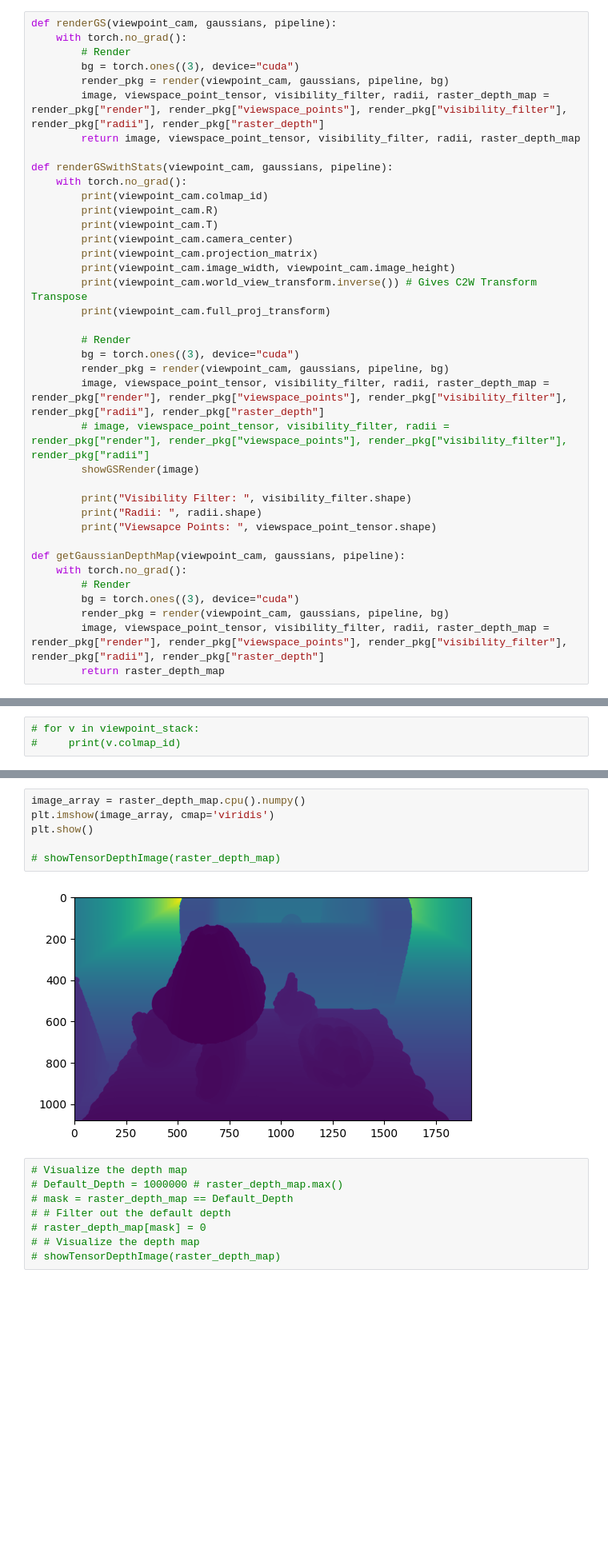
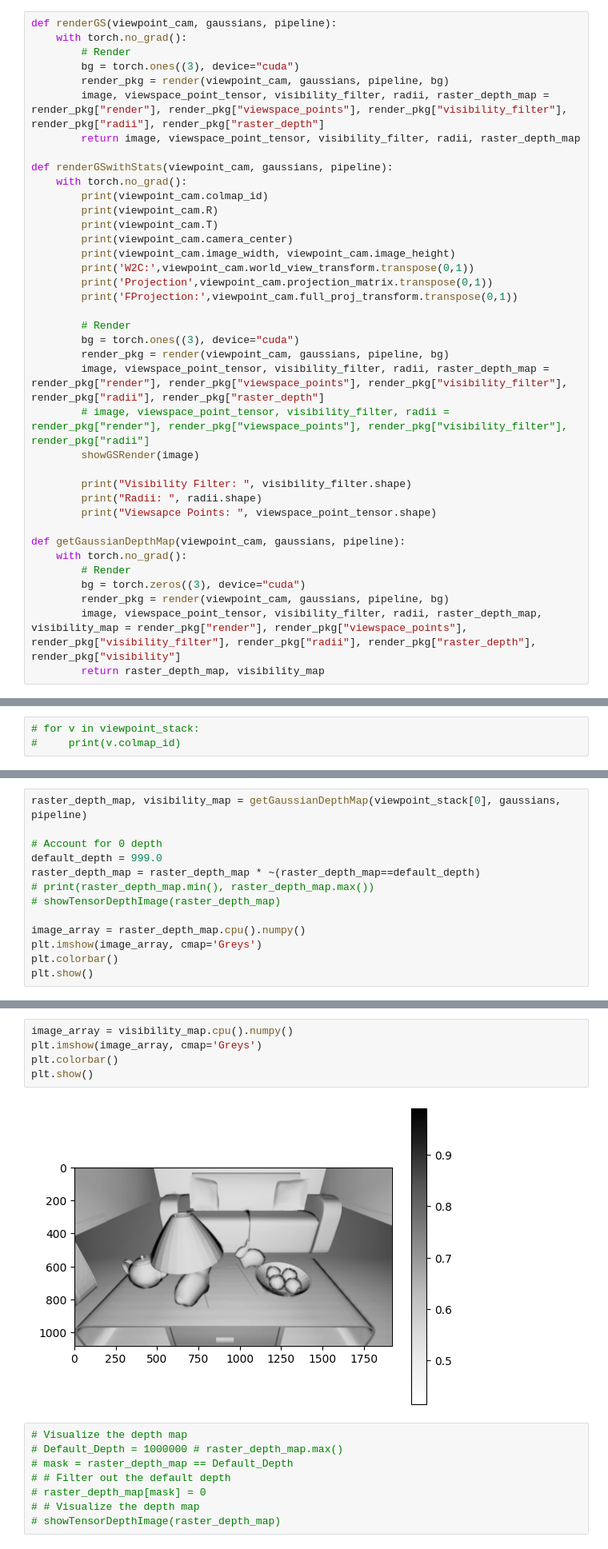
Before and after one commit to viswaravi/gaussian-splatting, a Jupyter notebook: Progressive_Train-Synthetic.ipynb, the cells around one changed output, grey strips where cells are left out. Shown at 80% size. Cells and saved outputs as stored; diff of their text form; blank space fills up the shorter version.

Commit message:
Common Pipeline Setup, Moved W2C to loaders

```diff
--- a/Progressive_Train-Synthetic.ipynb
+++ b/Progressive_Train-Synthetic.ipynb
@@ -98,10 +98,10 @@ def renderGSwithStats(viewpoint_cam, gaussians, pipeline):
         print(viewpoint_cam.R)
         print(viewpoint_cam.T)
         print(viewpoint_cam.camera_center)
-        print(viewpoint_cam.projection_matrix)
         print(viewpoint_cam.image_width, viewpoint_cam.image_height)
-        print(viewpoint_cam.world_view_transform.inverse()) # Gives C2W Transform Transpose
-        print(viewpoint_cam.full_proj_transform)
+        print('W2C:',viewpoint_cam.world_view_transform.transpose(0,1))
+        print('Projection',viewpoint_cam.projection_matrix.transpose(0,1))
+        print('FProjection:',viewpoint_cam.full_proj_transform.transpose(0,1))
 
         # Render
         bg = torch.ones((3), device="cuda")
@@ -117,10 +117,10 @@ def renderGSwithStats(viewpoint_cam, gaussians, pipeline):
 def getGaussianDepthMap(viewpoint_cam, gaussians, pipeline):
     with torch.no_grad():
         # Render
-        bg = torch.ones((3), device="cuda")
+        bg = torch.zeros((3), device="cuda")
         render_pkg = render(viewpoint_cam, gaussians, pipeline, bg)
-        image, viewspace_point_tensor, visibility_filter, radii, raster_depth_map = render_pkg["render"], render_pkg["viewspace_points"], render_pkg["visibility_filter"], render_pkg["radii"], render_pkg["raster_depth"]
-        return raster_depth_map
+        image, viewspace_point_tensor, visibility_filter, radii, raster_depth_map, visibility_map = render_pkg["render"], render_pkg["viewspace_points"], render_pkg["visibility_filter"], render_pkg["radii"], render_pkg["raster_depth"], render_pkg["visibility"]
+        return raster_depth_map, visibility_map
 # %%
 # Setup Command line Arg
 sys.argv = ["train.py",
@@ -180,0 +203,13 @@ raster_depth_map = getGaussianDepthMap(viewpoint_stack[0], gaussians, pipeline)
+# %%
+raster_depth_map, visibility_map = getGaussianDepthMap(viewpoint_stack[0], gaussians, pipeline)
+
+# Account for 0 depth
+default_depth = 999.0
+raster_depth_map = raster_depth_map * ~(raster_depth_map==default_depth)
+# print(raster_depth_map.min(), raster_depth_map.max())
+# showTensorDepthImage(raster_depth_map)
+
+image_array = raster_depth_map.cpu().numpy()
+plt.imshow(image_array, cmap='Greys')
+plt.colorbar()
+plt.show()
@@ -181,11 +218,10 @@ raster_depth_map = getGaussianDepthMap(viewpoint_stack[0], gaussians, pipeline)
 # %%
-image_array = raster_depth_map.cpu().numpy()
-plt.imshow(image_array, cmap='viridis')
+image_array = visibility_map.cpu().numpy()
+plt.imshow(image_array, cmap='Greys')
+plt.colorbar()
 plt.show()
-
-# showTensorDepthImage(raster_depth_map)
 # %% [output]
-[figure, old version]
+[figure, new version]
 # %%
 # Visualize the depth map
 # Default_Depth = 1000000 # raster_depth_map.max()
```
Also changed, not shown: parts of 12 cells of this notebook, 8 other files.
